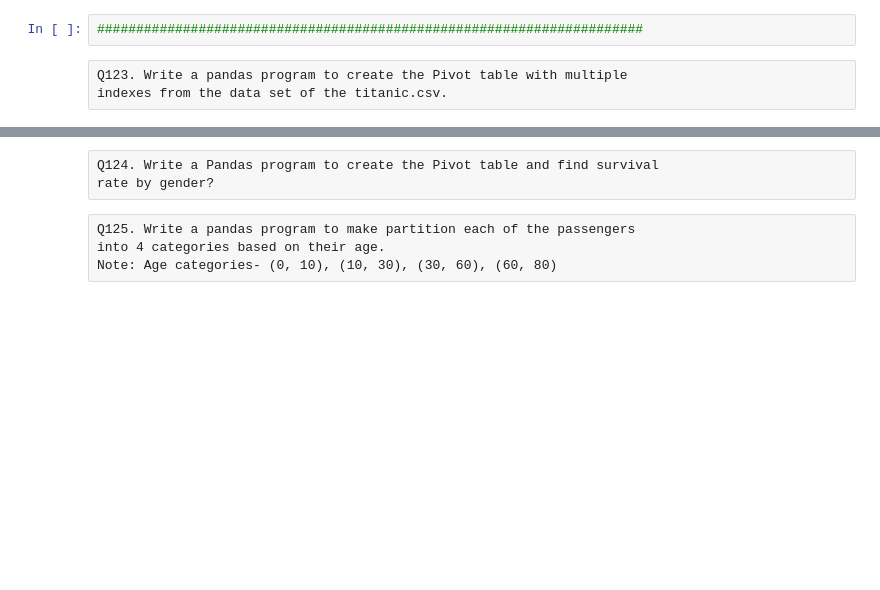
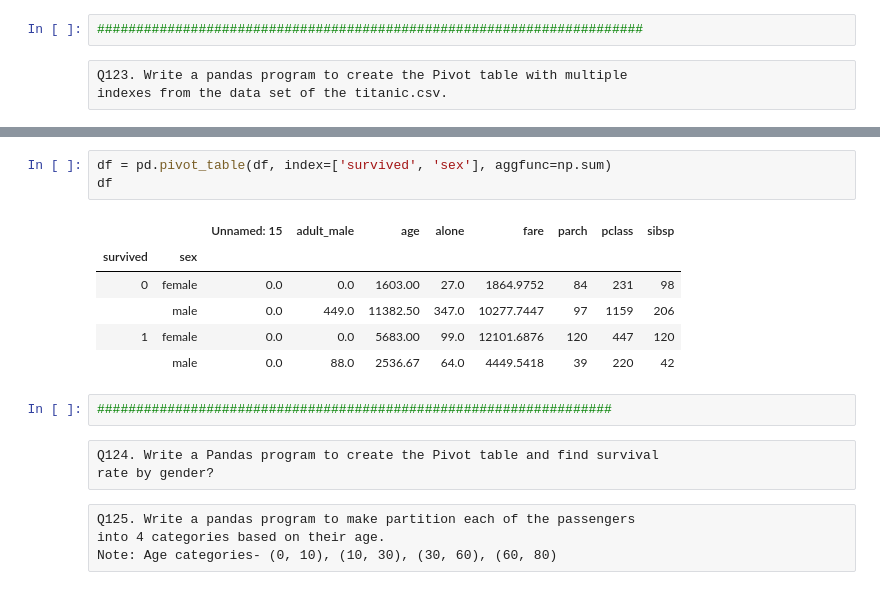
Before and after one commit to MukunthanML/ineuron_ml_assignments, a Jupyter notebook: Python_Subjective_Assignment.ipynb, the cells around one changed output, grey strips where cells are left out. Saved outputs shown, nothing was run; the diff lists cells and outputs as text; blank space fills up the shorter version.

```diff
--- a/Python_Subjective_Assignment.ipynb
+++ b/Python_Subjective_Assignment.ipynb
@@ -2784,3 +3069,15 @@ indexes from the data set of the titanic.csv.
+# %%
+df = pd.pivot_table(df, index=['survived', 'sex'], aggfunc=np.sum)
+df
+# %% [output]
+|  |  | Unnamed: 15 | adult_male | age | alone | fare | parch | pclass | sibsp |
+| survived | sex |  |  |  |  |  |  |  |  |
+| 0 | female | 0.0 | 0.0 | 1603.00 | 27.0 | 1864.9752 | 84 | 231 | 98 |
+|  | male | 0.0 | 449.0 | 11382.50 | 347.0 | 10277.7447 | 97 | 1159 | 206 |
+| 1 | female | 0.0 | 0.0 | 5683.00 | 99.0 | 12101.6876 | 120 | 447 | 120 |
+|  | male | 0.0 | 88.0 | 2536.67 | 64.0 | 4449.5418 | 39 | 220 | 42 |
+# %%
+##################################################################
 # %% [raw]
 Q124. Write a Pandas program to create the Pivot table and find survival
 rate by gender?
```
Also changed, not shown: parts of 30 cells of this notebook.
